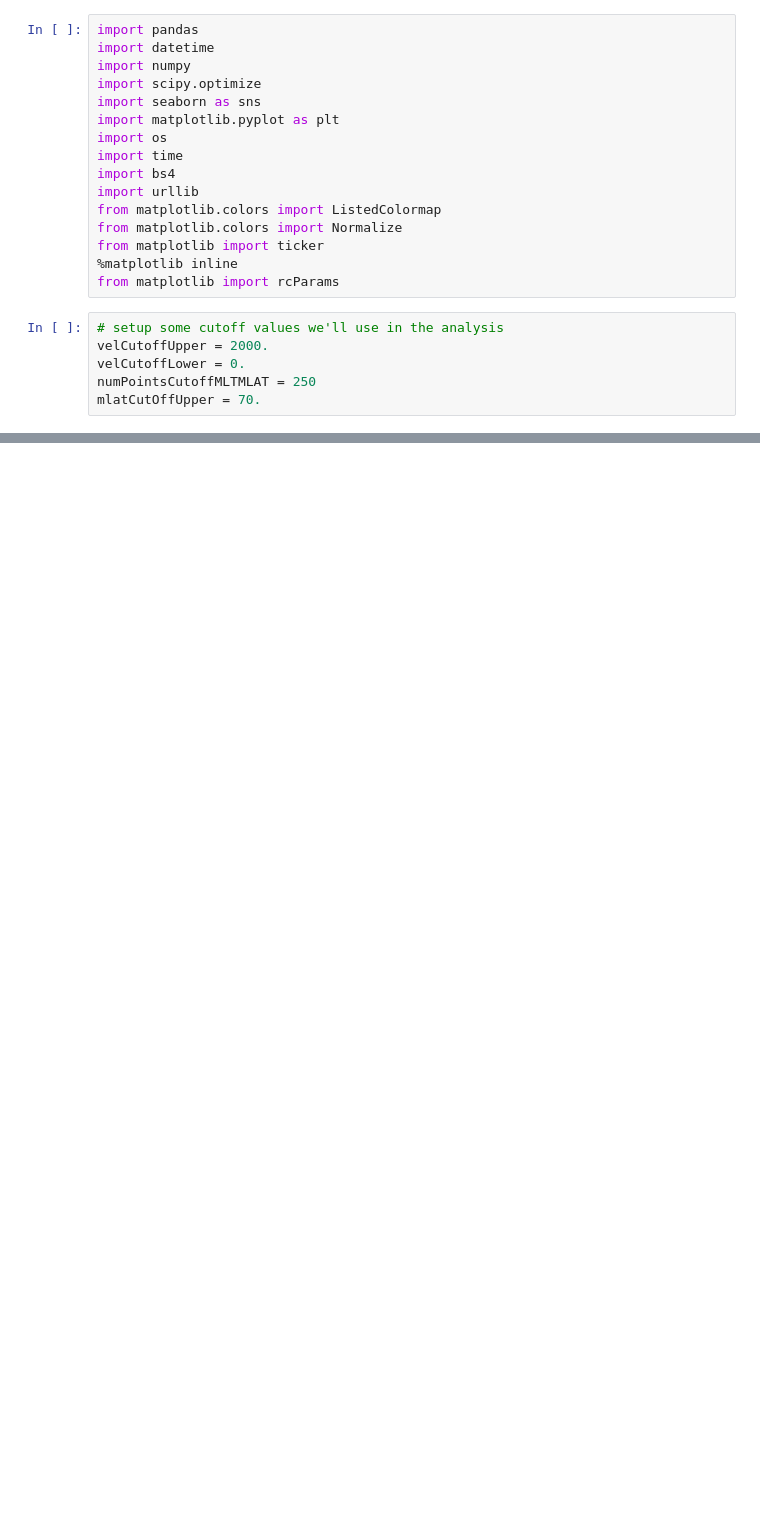
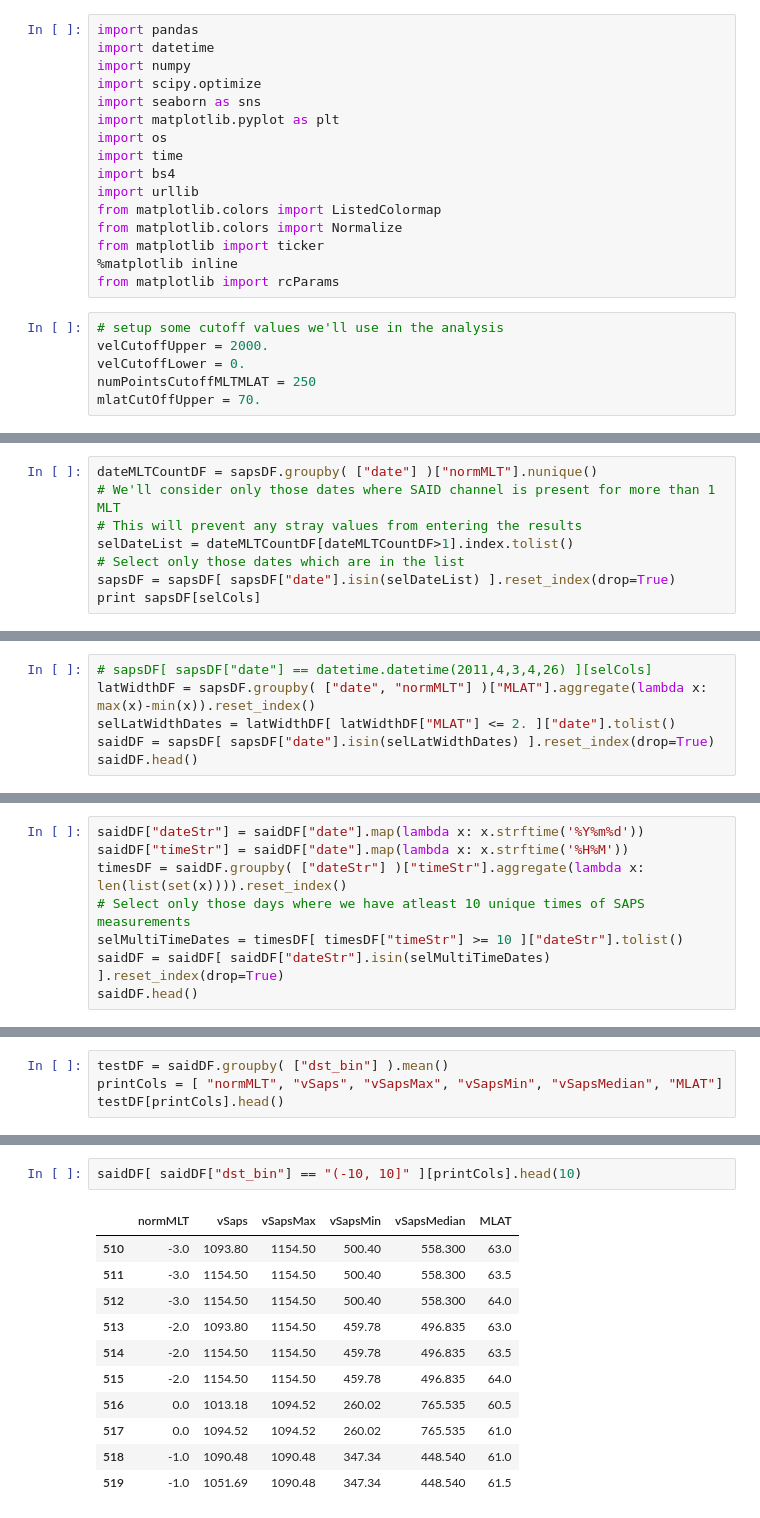
Before and after one commit to bharatreddy/vel-analys, a Jupyter notebook: ipy/said.ipynb, the cells around one changed output, grey strips where cells are left out. Cells and saved outputs as stored; diff of their text form; blank space fills up the shorter version.

Commit message:
said identifier

```diff
--- a/ipy/said.ipynb
+++ b/ipy/said.ipynb
@@ -99,0 +101,8 @@ sapsDF[selCols].head()
+# %%
+dateMLTCountDF = sapsDF.groupby( ["date"] )["normMLT"].nunique()
+# We'll consider only those dates where SAID channel is present for more than 1 MLT
+# This will prevent any stray values from entering the results
+selDateList = dateMLTCountDF[dateMLTCountDF>1].index.tolist()
+# Select only those dates which are in the list
+sapsDF = sapsDF[ sapsDF["date"].isin(selDateList) ].reset_index(drop=True)
+print sapsDF[selCols]
@@ -99,0 +127,6 @@ sapsDF[selCols].head()
+# %%
+# sapsDF[ sapsDF["date"] == datetime.datetime(2011,4,3,4,26) ][selCols]
+latWidthDF = sapsDF.groupby( ["date", "normMLT"] )["MLAT"].aggregate(lambda x: max(x)-min(x)).reset_index()
+selLatWidthDates = latWidthDF[ latWidthDF["MLAT"] <= 2. ]["date"].tolist()
+saidDF = sapsDF[ sapsDF["date"].isin(selLatWidthDates) ].reset_index(drop=True)
+saidDF.head()
@@ -99,0 +141,8 @@ sapsDF[selCols].head()
+# %%
+saidDF["dateStr"] = saidDF["date"].map(lambda x: x.strftime('%Y%m%d'))
+saidDF["timeStr"] = saidDF["date"].map(lambda x: x.strftime('%H%M'))
+timesDF = saidDF.groupby( ["dateStr"] )["timeStr"].aggregate(lambda x: len(list(set(x)))).reset_index()
+# Select only those days where we have atleast 10 unique times of SAPS measurements
+selMultiTimeDates = timesDF[ timesDF["timeStr"] >= 10 ]["dateStr"].tolist()
+saidDF = saidDF[ saidDF["dateStr"].isin(selMultiTimeDates) ].reset_index(drop=True)
+saidDF.head()
@@ -99,0 +157,4 @@ sapsDF[selCols].head()
+# %%
+testDF = saidDF.groupby( ["dst_bin"] ).mean()
+printCols = [ "normMLT", "vSaps", "vSapsMax", "vSapsMin", "vSapsMedian", "MLAT"]
+testDF[printCols].head()
@@ -99,0 +169,14 @@ sapsDF[selCols].head()
+# %%
+saidDF[ saidDF["dst_bin"] == "(-10, 10]" ][printCols].head(10)
+# %% [output]
+|  | normMLT | vSaps | vSapsMax | vSapsMin | vSapsMedian | MLAT |
+| 510 | -3.0 | 1093.80 | 1154.50 | 500.40 | 558.300 | 63.0 |
+| 511 | -3.0 | 1154.50 | 1154.50 | 500.40 | 558.300 | 63.5 |
+| 512 | -3.0 | 1154.50 | 1154.50 | 500.40 | 558.300 | 64.0 |
+| 513 | -2.0 | 1093.80 | 1154.50 | 459.78 | 496.835 | 63.0 |
+| 514 | -2.0 | 1154.50 | 1154.50 | 459.78 | 496.835 | 63.5 |
+| 515 | -2.0 | 1154.50 | 1154.50 | 459.78 | 496.835 | 64.0 |
+| 516 | 0.0 | 1013.18 | 1094.52 | 260.02 | 765.535 | 60.5 |
+| 517 | 0.0 | 1094.52 | 1094.52 | 260.02 | 765.535 | 61.0 |
+| 518 | -1.0 | 1090.48 | 1090.48 | 347.34 | 448.540 | 61.0 |
+| 519 | -1.0 | 1051.69 | 1090.48 | 347.34 | 448.540 | 61.5 |
```
Also changed, not shown: parts of 6 cells of this notebook.
